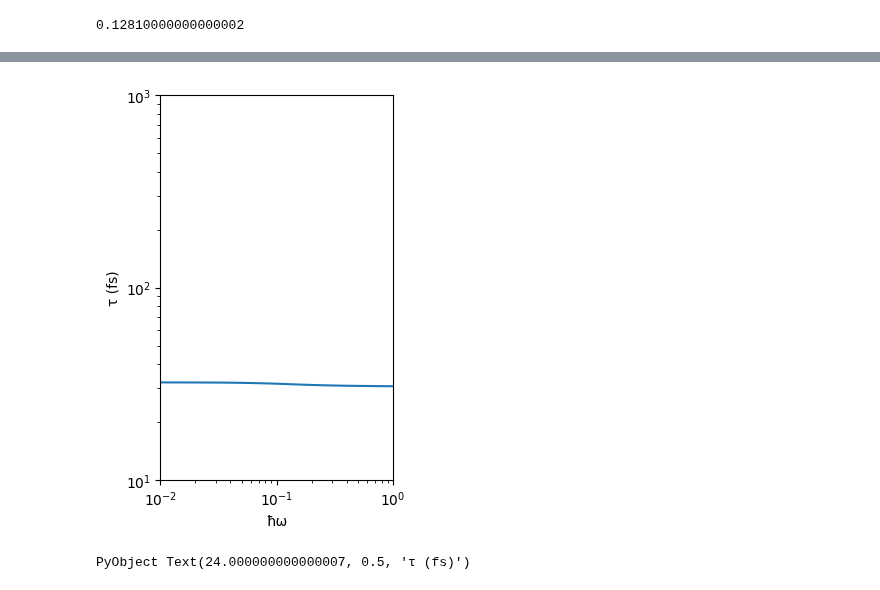
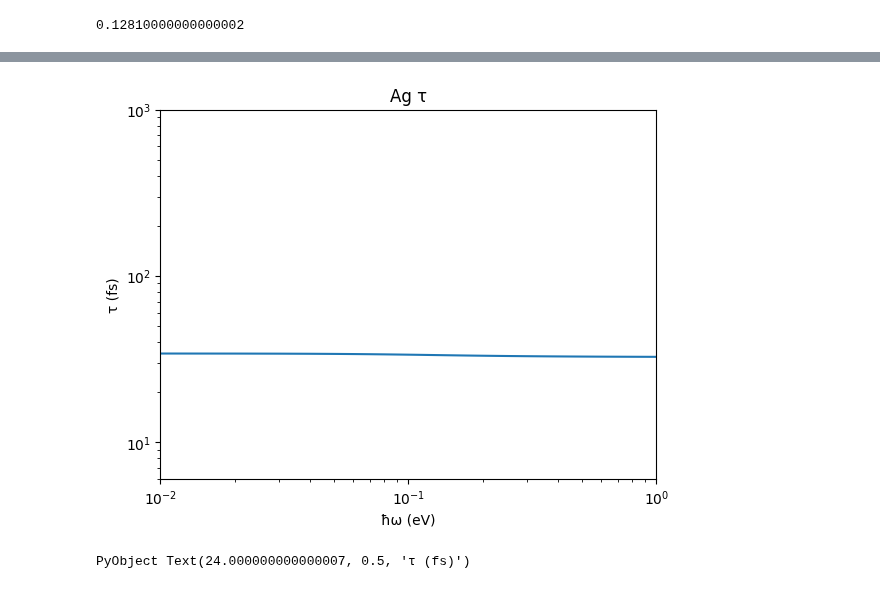
Before and after one commit to AliGhorashiCMT/Plasmons_Paper, a Jupyter notebook: Substitutional_Defects/Argentene/3Dnew/Analyze.ipynb, the cells around one changed output, grey strips where cells are left out. Cells and saved outputs as stored; diff of their text form; code cells hidden in the pictures.

```diff
--- a/Substitutional_Defects/Argentene/3Dnew/Analyze.ipynb
+++ b/Substitutional_Defects/Argentene/3Dnew/Analyze.ipynb
@@ -69,10 +138,10 @@ Block: 50
 # %%
-figure(figsize=(3, 5))
-loglog(collect(0.01:0.01:1), tau)
-ylim(10, 1000)
+loglog(collect(0.01:0.01:1), np.loadtxt("Ag_3D_tau.txt"))
+ylim(6, 1000)
 xlim(0.01, 1)
-xlabel("ħω")
+title("Ag τ")
+xlabel("ħω (eV)")
 ylabel("τ (fs)")
 # %% [output]
-[figure, old version]
+[figure, new version]
 PyObject Text(24.000000000000007, 0.5, 'τ (fs)')
```
Also changed, not shown: parts of 17 cells of this notebook, 2 other files.
